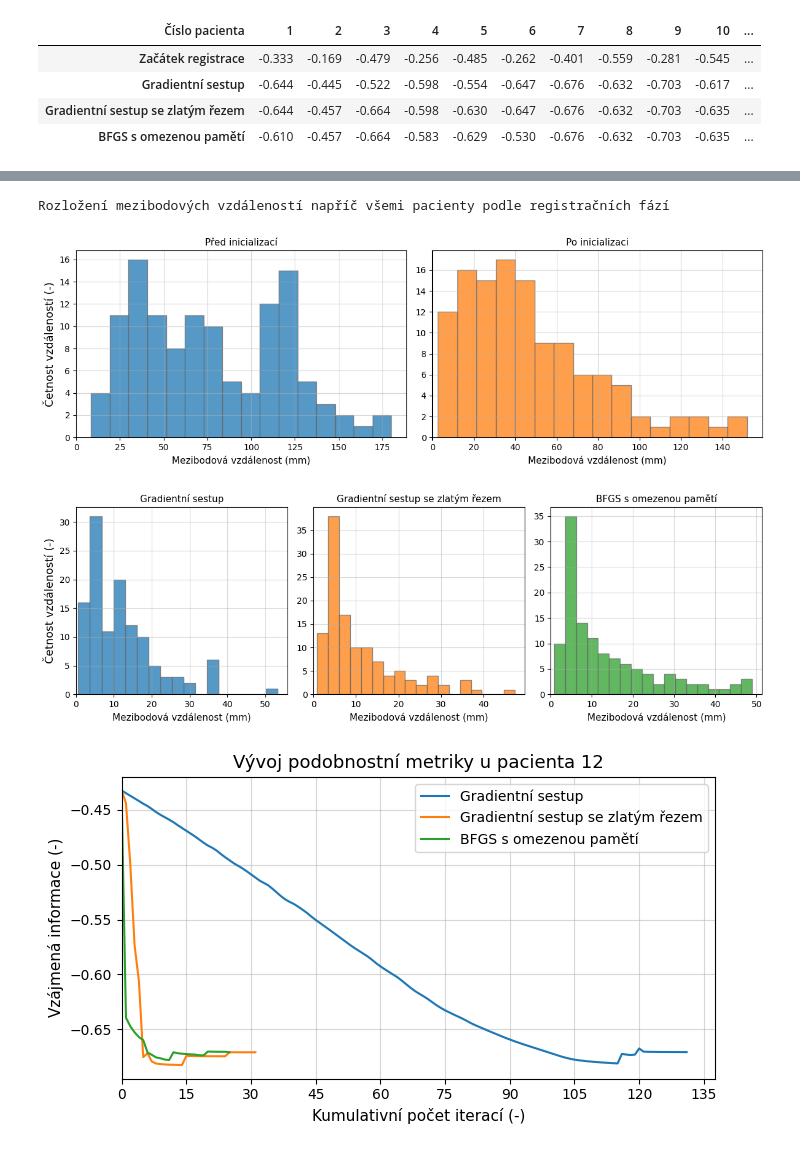
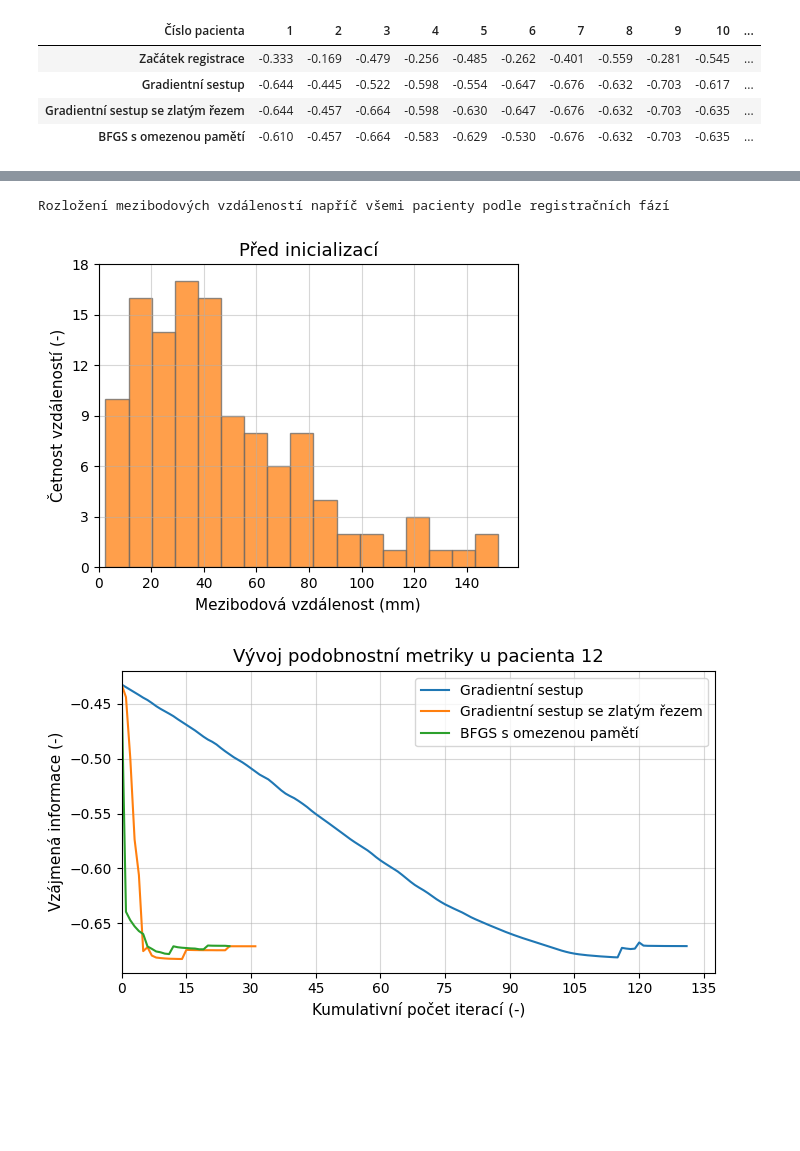
Before and after one commit to Vojtech-Benda/ca_isf, a Jupyter notebook: plotResults.ipynb, the cells around one changed output, grey strips where cells are left out. Drawn from its saved outputs; the diff is of its cells as text; code cells hidden in the pictures; blank space fills up the shorter version.

```diff
--- a/plotResults.ipynb
+++ b/plotResults.ipynb
@@ -143,42 +144,71 @@ with pd.ExcelWriter("graficke_vystupy\\vystupy_registrace.xlsx") as excel_writer
                                   float_format="%.3f",
                                   columns=initialLastMetricsDf.columns)
 # %%
-def plotErrorHist(error_values, reg_methods, hist_bins=(17, 17, 17), hist_type="initial", save=False):
+def plotErrorHist(error_values, reg_methods, hist_bins=(17, 17, 17),
+                  hist_type="initial", bin_color="#1f77b4", save=False):
 
     fig_hist, ax_hist = plt.subplots(1, error_values.shape[1], figsize=(12, 4))
 
 
     indexes = np.arange(0, error_values.shape[1])
     for ax, idx, method, color, hist_bin in zip(ax_hist.ravel(), indexes, reg_methods, colors, hist_bins):
         ax.hist(error_values[:, idx].ravel(), bins=hist_bin, alpha=0.75, color=color,
                 edgecolor="dimgray", linewidth=1.)
         ax.grid(alpha=0.5)
         # ax.set_yticks(np.arange(0, np.histogram(error_values[:, 1].ravel())[0][0] + 5, 5, dtype=int))
         #ax.set_xticks(np.arange(0, gradientErrors[:, 0].max() + 10, 20))
     #ax_hist.set_yticks(np.arange(0, np.histogram(gradientErrors[:, 2].ravel())[0][0], 10))
         ax.set_xlabel("Mezibodová vzdálenost (mm)", fontsize=11)
         ax.set_title(method, fontsize=11)
         ax.set_ylim([0, None])
         ax.set_xlim([0, None])
     ax_hist[0].set_ylabel("Četnost vzdáleností (-)", fontsize=13)
     # ax_hist.set_title("Rozložení míry nepřesností")
     # ax_hist.legend()
     fig_hist.tight_layout()
     plt.show()
 
     if save:
         fig_hist.savefig(f"input_files\\globalni_grafy\\{hist_type}Histogram.pdf", bbox_inches="tight")
 
+def plotErrorHist2(error_values, reg_phase, bin_width=17,
+                   hist_type="initial", bin_color="#1f77b4", save=False):
+
+    fig_hist, ax_hist = plt.subplots(1, 1, figsize=(5, 4))
+
+
+    ax_hist.hist(error_values, bins=bin_width, alpha=0.75, color=bin_color,
+                edgecolor="dimgray", linewidth=1.)
+    ax_hist.grid(alpha=0.5)
+    ax_hist.set_xlabel("Mezibodová vzdálenost (mm)", fontsize=11)
+    ax_hist.set_title(reg_phase, fontsize=13)
+    ax_hist.set_ylim([0, None])
+    ax_hist.set_xlim([0, None])
+    ax_hist.set_ylabel("Četnost vzdáleností (-)", fontsize=11)
+    ax_hist.yaxis.set_major_locator(MaxNLocator(integer=True))
+    #ax_hist.set_xticks(np.arange(0, error_values.max() + 5, 5))
+    ax_hist.set_yticks(np.arange(0, 21, 3))
+    # ax_hist.set_title("Rozložení míry nepřesností")
+    # ax_hist.legend()
+    fig_hist.tight_layout()
+    plt.show()
+
+    if save:
+        fig_hist.savefig(f"graficke_vystupy\\{hist_type}Histogram.pdf", bbox_inches="tight")
+
+
 print("Rozložení mezibodových vzdáleností napříč všemi pacienty podle registračních fází")
 regMethods = ["Gradientní sestup", "Gradientní sestup se zlatým řezem", "BFGS s omezenou pamětí"]
 
-plotErrorHist(initialErrors, ["Před inicializací", "Po inicializaci"],
-               hist_bins=(16, 16), save=saveState)
-plotErrorHist(lastIterErrors, regMethods, hist_bins=(17, 18, 18), hist_type="initial", save=saveState)
+# plotErrorHist(initialErrors, ["Před inicializací", "Po inicializaci"],
+#                hist_bins=(16, 16), save=saveState)
+# plotErrorHist(lastIterErrors, regMethods, hist_bins=(17, 18, 18), hist_type="initial", save=saveState)
+
+plotErrorHist2(initialErrors[:, 1].ravel(), "Před inicializací", bin_width=17,
+              hist_type="postInitialError", bin_color=colors[1], save=True)
 # %% [output]
 Rozložení mezibodových vzdáleností napříč všemi pacienty podle registračních fází
-[figure, old version]
+[figure, new version]
-[figure, removed]
 # %%
 patientNumber = "12"
 regMethodDir = "gradientlbf"
```
Also changed, not shown: parts of 1 cell of this notebook.
